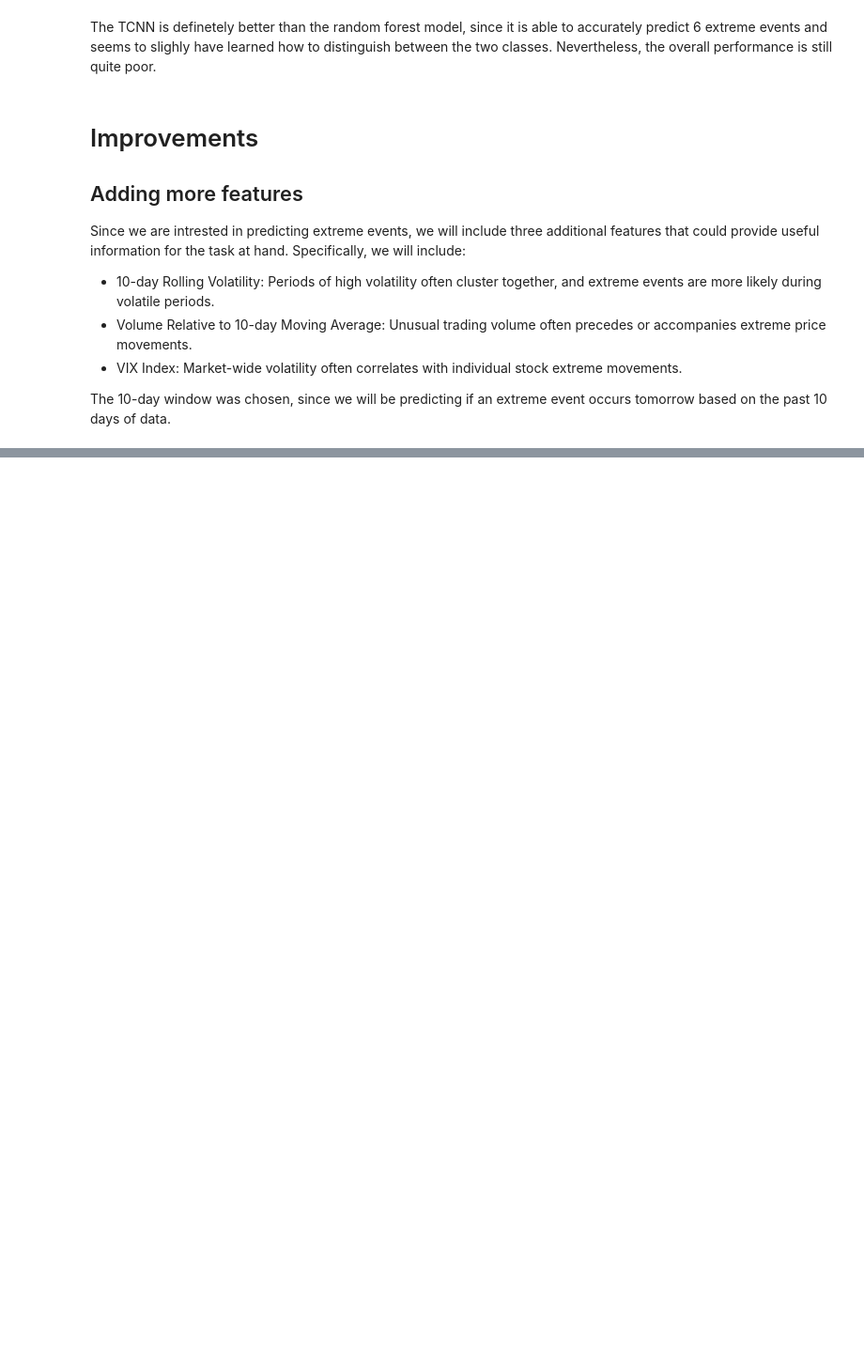
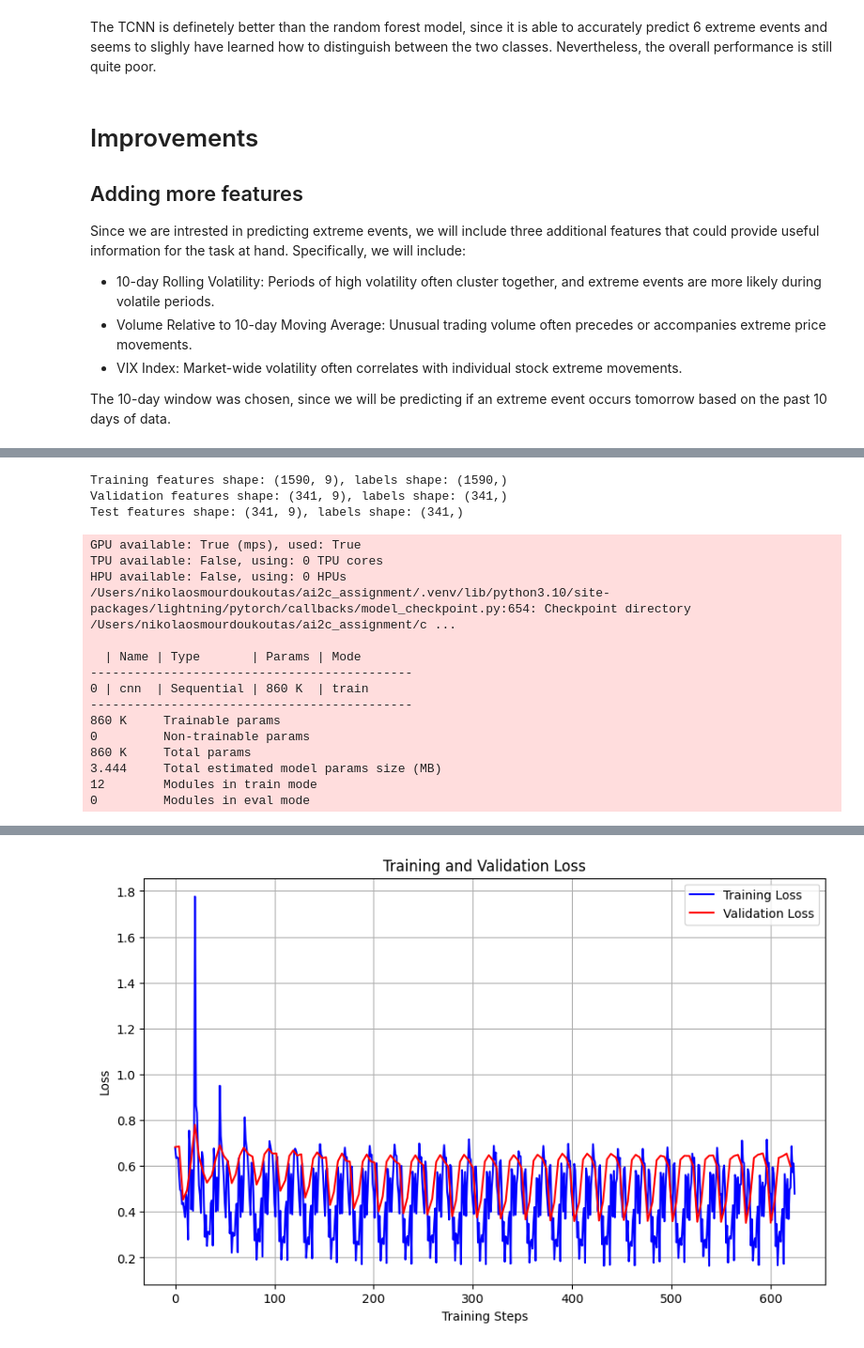
Before and after one commit to nmourdo/extreme_event_prediction, a Jupyter notebook: report.ipynb, the cells around one changed output, grey strips where cells are left out. Shown at 94% size. Drawn from its saved outputs; the diff is of its cells as text; code cells hidden in the pictures; blank space fills up the shorter version.

```diff
--- a/report.ipynb
+++ b/report.ipynb
@@ -570,0 +564,8 @@ ImportError: cannot import name 'add_features' from 'src.data_preprocessing' (/U
+# %%
+from src.data_preprocessing import StockDataPreprocessor
+# Insantiate the preprocessor and download the data
+preprocessor = StockDataPreprocessor(ticker="AAPL", start_date="2015-01-01", end_date="2024-01-31")
+stock_prices = preprocessor.download_and_prepare_stock_data()
+# Add 10-day rolling volatility, volume relative to 10-day moving average and VIX index
+stock_prices = preprocessor.add_features()
+stock_prices.head()
@@ -570,0 +583,3 @@ ImportError: cannot import name 'add_features' from 'src.data_preprocessing' (/U
+# %%
+stock_prices = StockDataPreprocessor.standardize_data(stock_prices, ['Open', 'High', 'Low', 'Close', 'Volume', 'rolling_volatility', 'relative_volume', 'VIX'])
+stock_prices.head()
@@ -570,0 +595,49 @@ ImportError: cannot import name 'add_features' from 'src.data_preprocessing' (/U
+# %%
+# Split data into train, validation and test sets
+X_train, y_train, X_val, y_val, X_test, y_test = StockDataPreprocessor.split_data(
+    stock_prices,
+    ["Open", "High", "Low", "Close", "Volume", "rolling_volatility", "relative_volume", "VIX", "Daily_Returns"],
+    "Extreme_Event",
+    train_ratio=0.7,
+    val_ratio=0.85,
+)
+
+# Create sequences
+X_train, y_train = StockDataPreprocessor.create_sequences(X_train, y_train, lookback=10)
+X_val, y_val = StockDataPreprocessor.create_sequences(X_val, y_val, lookback=10)
+X_test, y_test = StockDataPreprocessor.create_sequences(X_test, y_test, lookback=10)
+# %% [output]
+Training features shape: (1590, 9), labels shape: (1590,)
+Validation features shape: (341, 9), labels shape: (341,)
+Test features shape: (341, 9), labels shape: (341,)
+# %%
+from src.temporal_cnn import ExtremeEventNNPredictor
+
+tcnn_model = ExtremeEventNNPredictor(X_train.shape[1],
+                                X_train.shape[2],
+                                conv_channels=200,
+                                kernel_size=3,
+                                hidden_dim=256,
+                                dropout_prob=0.5,
+                                learning_rate=1e-4)
+
+checkpoint_callback = tcnn_model.train(
+        X_train, y_train, X_val, y_val, batch_size=64, max_epochs=100, patience=10
+    )
+tcnn_model.plot_training_history()
+# %% [output]
+GPU available: True (mps), used: True
+TPU available: False, using: 0 TPU cores
+HPU available: False, using: 0 HPUs
+/Users/nikolaosmourdoukoutas/ai2c_assignment/.venv/lib/python3.10/site-packages/lightning/pytorch/callbacks/model_checkpoint.py:654: Checkpoint directory /Users/nikolaosmourdoukoutas/ai2c_assignment/c ...
+
+  | Name | Type       | Params | Mode
+--------------------------------------------
+0 | cnn  | Sequential | 860 K  | train
+--------------------------------------------
+860 K     Trainable params
+0         Non-trainable params
+860 K     Total params
+3.444     Total estimated model params size (MB)
+12        Modules in train mode
+0         Modules in eval mode
@@ -570,0 +647 @@ ImportError: cannot import name 'add_features' from 'src.data_preprocessing' (/U
+[figure, added]
```
Also changed, not shown: parts of 7 cells of this notebook.
